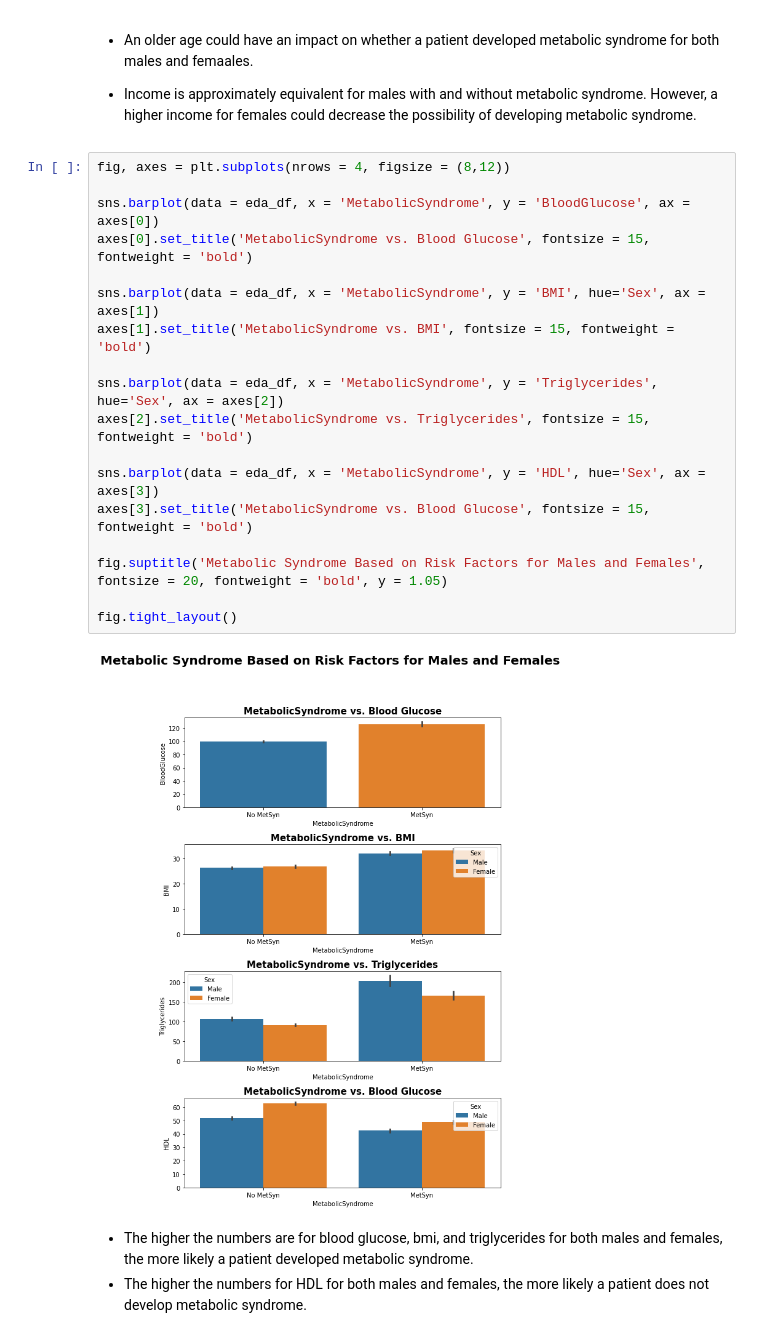
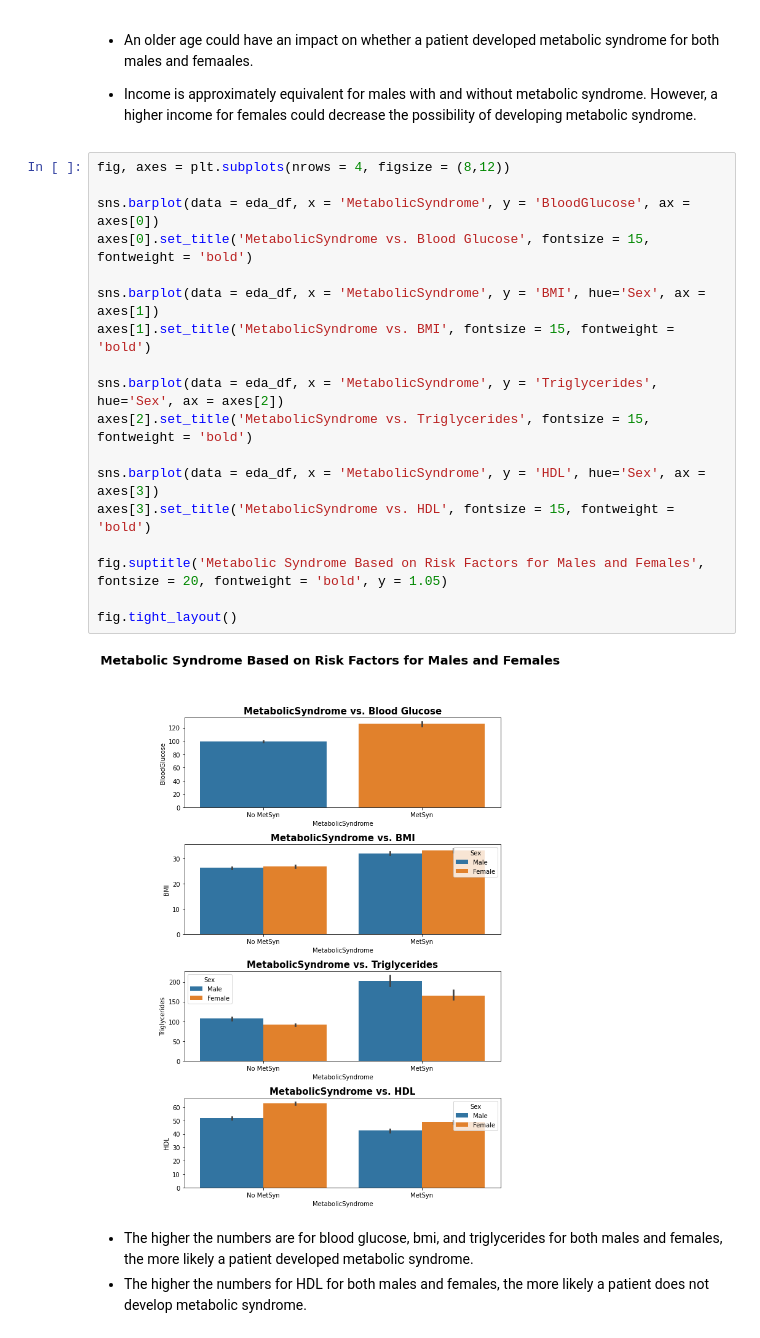
Before and after one commit to Beagan19/Classification-Metabolic-Syndrome-Prediction, a Jupyter notebook: Classification_Metabolic_Syndrome_Predictions.ipynb, the cells around one changed output. Drawn from its saved outputs; the diff is of its cells as text.

```diff
--- a/Classification_Metabolic_Syndrome_Predictions.ipynb
+++ b/Classification_Metabolic_Syndrome_Predictions.ipynb
@@ -754,23 +758,23 @@ fig.tight_layout()
 # %%
 fig, axes = plt.subplots(nrows = 4, figsize = (8,12))
 
 sns.barplot(data = eda_df, x = 'MetabolicSyndrome', y = 'BloodGlucose', ax = axes[0])
 axes[0].set_title('MetabolicSyndrome vs. Blood Glucose', fontsize = 15, fontweight = 'bold')
 
 sns.barplot(data = eda_df, x = 'MetabolicSyndrome', y = 'BMI', hue='Sex', ax = axes[1])
 axes[1].set_title('MetabolicSyndrome vs. BMI', fontsize = 15, fontweight = 'bold')
 
 sns.barplot(data = eda_df, x = 'MetabolicSyndrome', y = 'Triglycerides', hue='Sex', ax = axes[2])
 axes[2].set_title('MetabolicSyndrome vs. Triglycerides', fontsize = 15, fontweight = 'bold')
 
 sns.barplot(data = eda_df, x = 'MetabolicSyndrome', y = 'HDL', hue='Sex', ax = axes[3])
-axes[3].set_title('MetabolicSyndrome vs. Blood Glucose', fontsize = 15, fontweight = 'bold')
+axes[3].set_title('MetabolicSyndrome vs. HDL', fontsize = 15, fontweight = 'bold')
 
 fig.suptitle('Metabolic Syndrome Based on Risk Factors for Males and Females', fontsize = 20, fontweight = 'bold', y = 1.05)
 
 fig.tight_layout()
 # %% [output]
-[figure, old version]
+[figure, new version]
 # %% [markdown]
 - The higher the numbers are for blood glucose, bmi, and triglycerides for both males and females, the more likely a patient developed metabolic syndrome.
 - The higher the numbers for HDL for both males and females, the more likely a patient does not develop metabolic syndrome.
```
Also changed, not shown: parts of 44 cells of this notebook.
